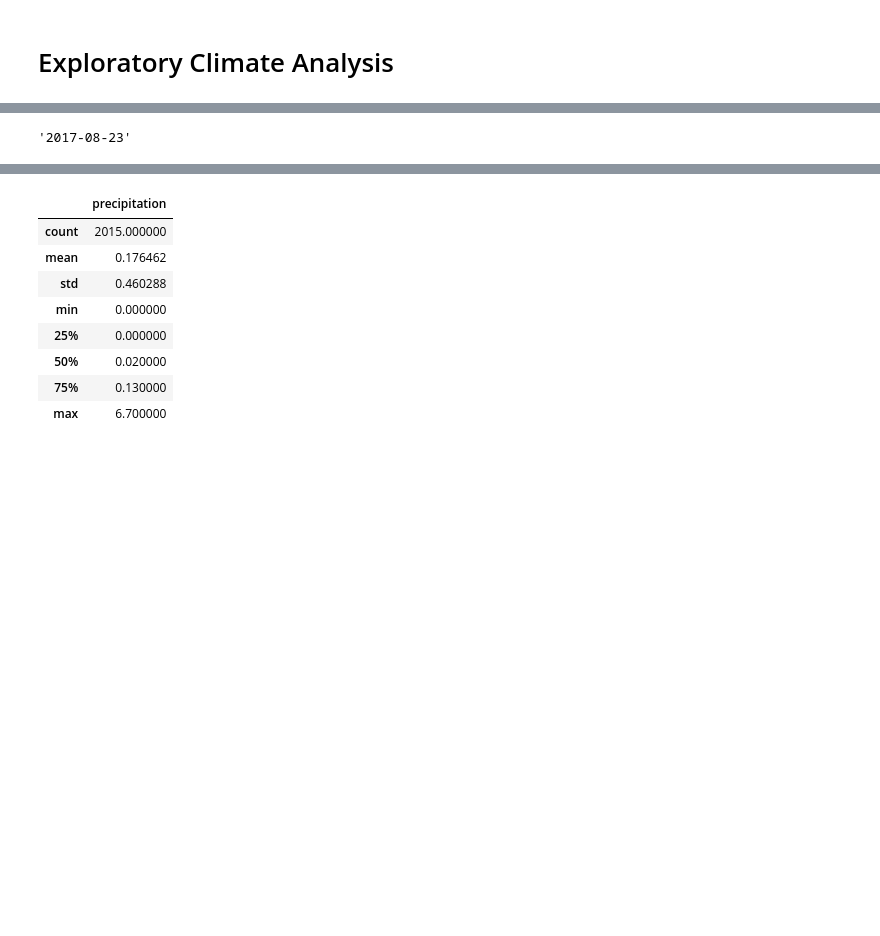
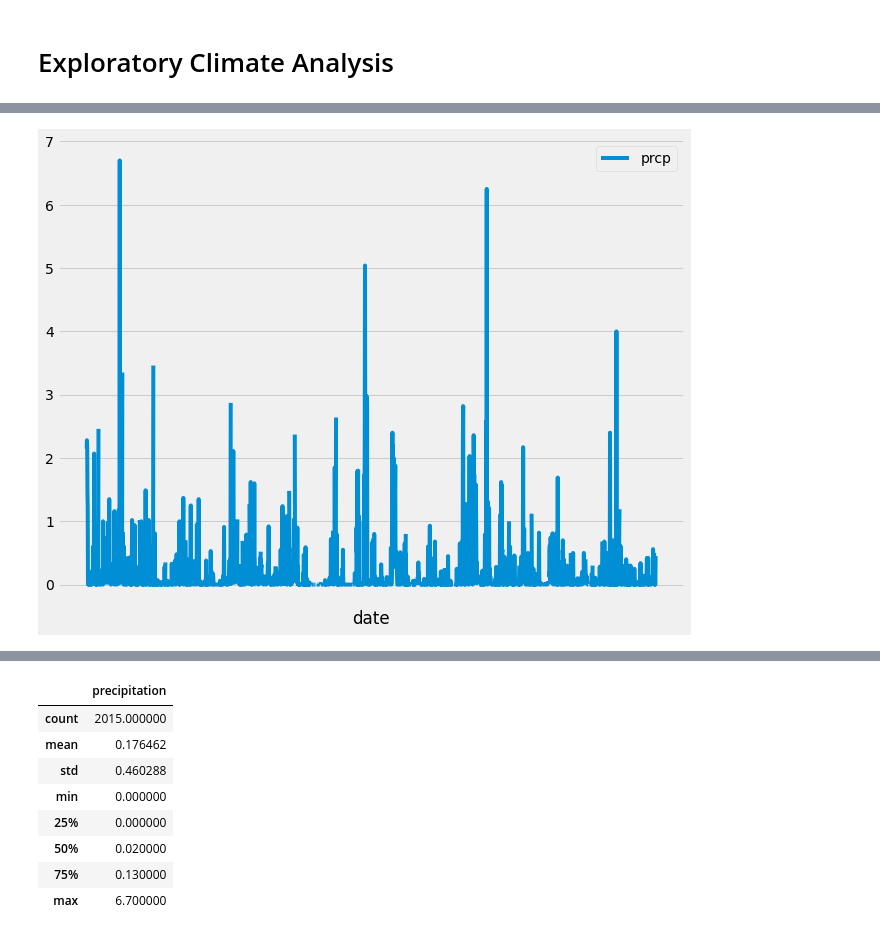
Before and after one commit to Lareena/sqlalchemy-challenge, a Jupyter notebook: climate_starter.ipynb, the cells around one changed output, grey strips where cells are left out. Cells and saved outputs as stored; diff of their text form; code cells hidden in the pictures; blank space fills up the shorter version.

```diff
--- a/climate_starter.ipynb
+++ b/climate_starter.ipynb
@@ -72,15 +72,33 @@ first_row.__dict__
 last_date = session.query(func.max(Measurement.date)).scalar()
 last_date
 
+query_date = dt.datetime.strptime(last_date, '%Y-%m-%d') - dt.timedelta(days=365)
+
 # Perform a query to retrieve the data and precipitation scores
+last_year = session.query(Measurement.date, Measurement.prcp).\
+    filter(Measurement.date >= query_date).all()
 
 # Save the query results as a Pandas DataFrame and set the index to the date column
+df = pd.DataFrame(last_year)
+
+# Set the index to the date column
+df.set_index('date', inplace=True)
+
+# Rename the column
+df.rename(columns = {'prcp':'precipitation'}, inplace = True)
 
 # Sort the dataframe by date
-
-# Use Pandas Plotting with Matplotlib to plot the data
+df.sort_index(inplace=True)
-# %% [output]
-'2017-08-23'
+# %%
+# Use Pandas Plotting with Matplotlib to plot the data
+ax3 = df.plot(figsize=(10,8))
+
+# Suppress the xtick labels by passing an empty list (otherwise it is too crowded with so many dates)
+plt.xticks(ticks=[],labels=None)
+plt.savefig('Images/PandasPrecipitation.png')
+plt.show()
+# %% [output]
+[figure, added]
 # %%
 # Using the last date from above perform a query to retrieve the last 12 months of precipitation data
 # and the dates and save query results as a Pandas Dataframe - using sqlalchemy method to get data
```
Also changed, not shown: parts of 10 cells of this notebook, 1 other file.
